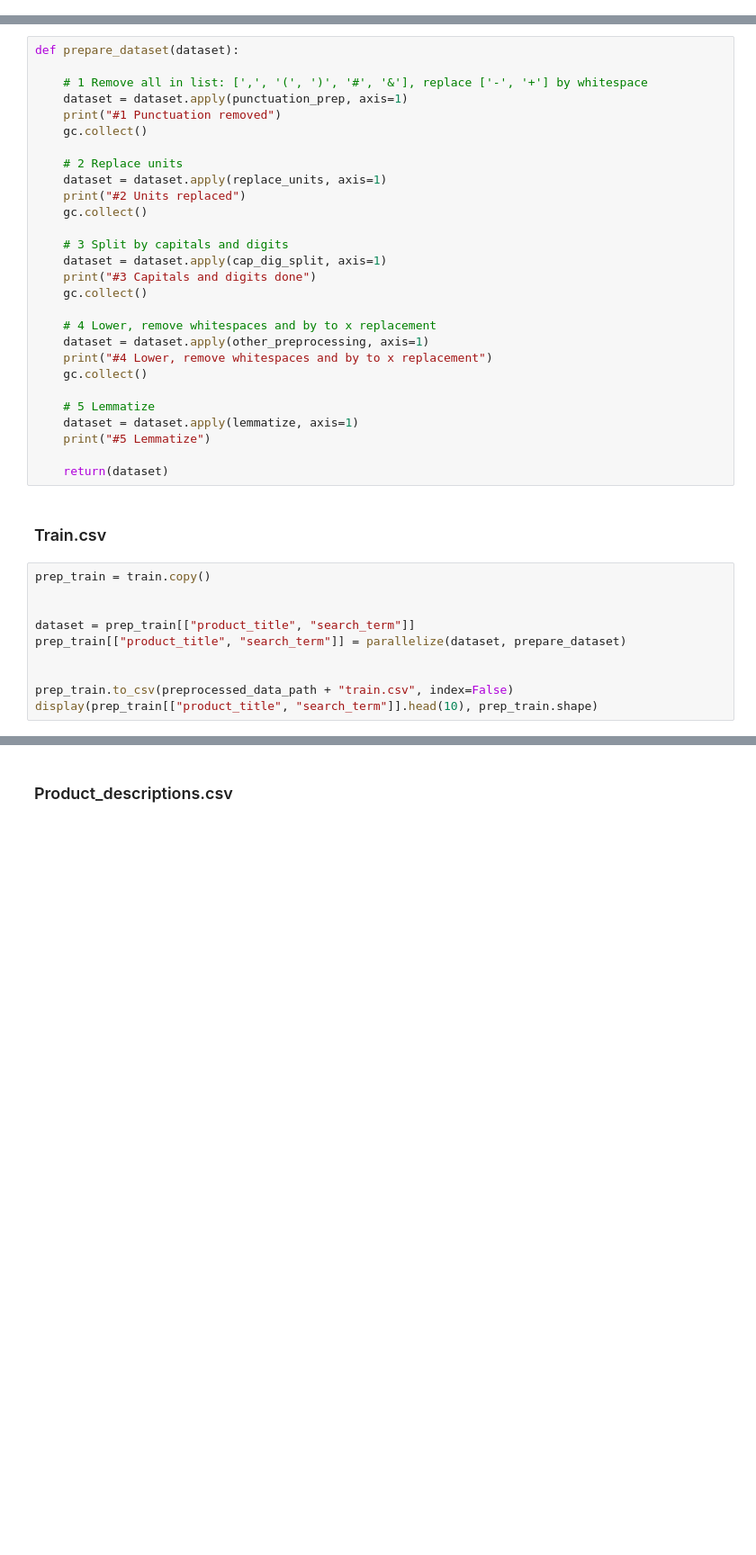
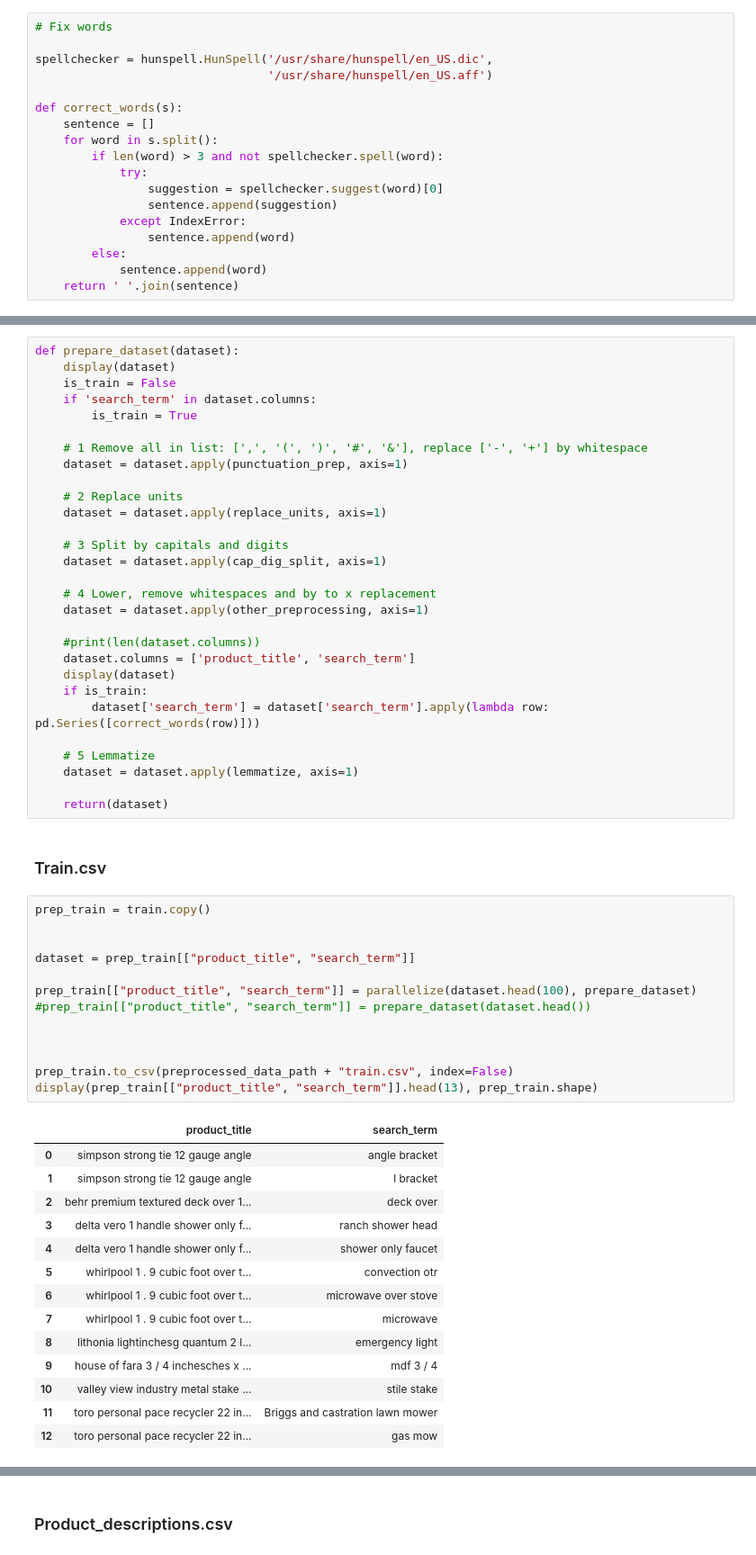
Before and after one commit to zeyger/home-depot, a Jupyter notebook: notebooks/home-depot.ipynb, the cells around one changed output, grey strips where cells are left out. Shown at 90% size. Saved outputs shown, nothing was run; the diff lists cells and outputs as text; blank space fills up the shorter version.

Commit message:
Experiment with features and words corrections

```diff
--- a/notebooks/home-depot.ipynb
+++ b/notebooks/home-depot.ipynb
@@ -207,6 +240,24 @@ train.loc[train['product_title'].str.contains("å¡")].head() # excuse me what t
 # TEXT PREPROCESSING
 # %% [markdown]
 ### Preprocessing helpers
+# %%
+# Fix words
+
+spellchecker = hunspell.HunSpell('/usr/share/hunspell/en_US.dic',
+                                 '/usr/share/hunspell/en_US.aff')
+
+def correct_words(s):
+    sentence = []
+    for word in s.split():
+        if len(word) > 3 and not spellchecker.spell(word):
+            try:
+                suggestion = spellchecker.suggest(word)[0]
+                sentence.append(suggestion)
+            except IndexError:
+                sentence.append(word)
+        else:
+            sentence.append(word)
+    return ' '.join(sentence)
 # %%
 # remove and replace unnecessary chars
 
@@ -393,30 +443,31 @@ def lemmatize(row):
     return process_row(row, string_lemmatize)
 # %%
 def prepare_dataset(dataset):
+    display(dataset)
+    is_train = False
+    if 'search_term' in dataset.columns:
+        is_train = True
 
     # 1 Remove all in list: [',', '(', ')', '#', '&'], replace ['-', '+'] by whitespace
     dataset = dataset.apply(punctuation_prep, axis=1)
-    print("#1 Punctuation removed")
-    gc.collect()
 
     # 2 Replace units
     dataset = dataset.apply(replace_units, axis=1)
-    print("#2 Units replaced")
-    gc.collect()
 
     # 3 Split by capitals and digits
     dataset = dataset.apply(cap_dig_split, axis=1)
-    print("#3 Capitals and digits done")
-    gc.collect()
 
     # 4 Lower, remove whitespaces and by to x replacement
     dataset = dataset.apply(other_preprocessing, axis=1)
-    print("#4 Lower, remove whitespaces and by to x replacement")
-    gc.collect()
+
+    #print(len(dataset.columns))
+    dataset.columns = ['product_title', 'search_term']
+    display(dataset)
+    if is_train:
+        dataset['search_term'] = dataset['search_term'].apply(lambda row: pd.Series([correct_words(row)]))
 
     # 5 Lemmatize
     dataset = dataset.apply(lemmatize, axis=1)
-    print("#5 Lemmatize")
 
     return(dataset)
 # %% [markdown]
@@ -424,11 +475,28 @@ def prepare_dataset(dataset):
 # %%
 prep_train = train.copy()
 
 
 dataset = prep_train[["product_title", "search_term"]]
-prep_train[["product_title", "search_term"]] = parallelize(dataset, prepare_dataset)
+
+prep_train[["product_title", "search_term"]] = parallelize(dataset.head(100), prepare_dataset)
+#prep_train[["product_title", "search_term"]] = prepare_dataset(dataset.head())
+
 
 
 prep_train.to_csv(preprocessed_data_path + "train.csv", index=False)
-display(prep_train[["product_title", "search_term"]].head(10), prep_train.shape)
+display(prep_train[["product_title", "search_term"]].head(13), prep_train.shape)
 # %% [output]
+|  | product_title | search_term |
+| 0 | simpson strong tie 12 gauge angle | angle bracket |
+| 1 | simpson strong tie 12 gauge angle | l bracket |
+| 2 | behr premium textured deck over 1... | deck over |
+| 3 | delta vero 1 handle shower only f... | ranch shower head |
+| 4 | delta vero 1 handle shower only f... | shower only faucet |
+| 5 | whirlpool 1 . 9 cubic foot over t... | convection otr |
+| 6 | whirlpool 1 . 9 cubic foot over t... | microwave over stove |
+| 7 | whirlpool 1 . 9 cubic foot over t... | microwave |
+| 8 | lithonia lightinchesg quantum 2 l... | emergency light |
+| 9 | house of fara 3 / 4 inchesches x ... | mdf 3 / 4 |
+| 10 | valley view industry metal stake ... | stile stake |
+| 11 | toro personal pace recycler 22 in... | Briggs and castration lawn mower |
+| 12 | toro personal pace recycler 22 in... | gas mow |
```
Also changed, not shown: parts of 18 cells of this notebook.
